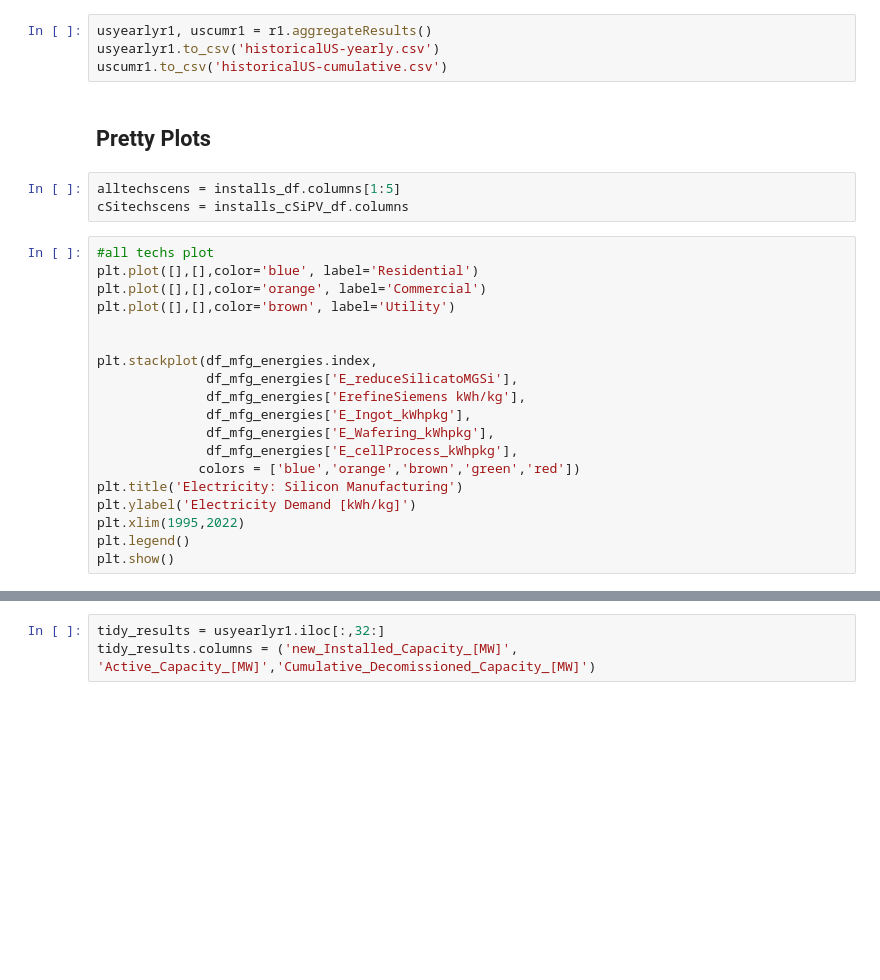
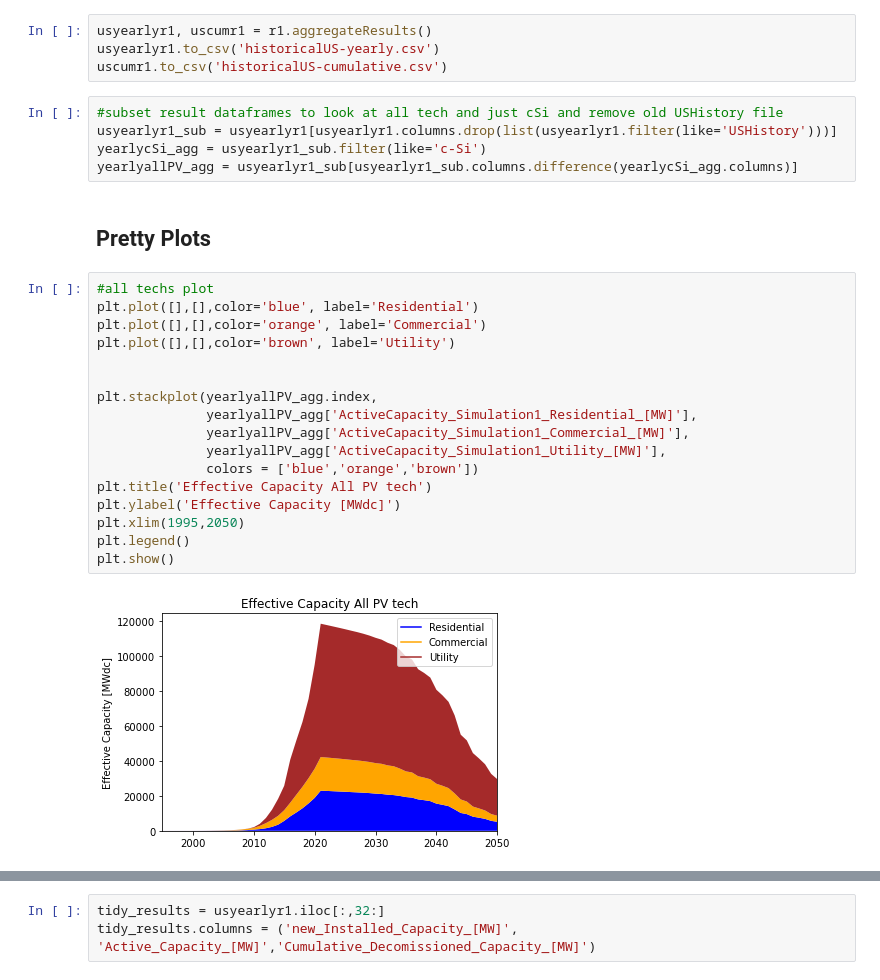
Before and after one commit to NREL/PV_ICE, a Jupyter notebook: docs/tutorials/14 - Historical US Installs Waste Projection.ipynb, the cells around one changed output, grey strips where cells are left out. Saved outputs shown, nothing was run; the diff lists cells and outputs as text; blank space fills up the shorter version.

```diff
--- a/docs/tutorials/14 - Historical US Installs Waste Projection.ipynb
+++ b/docs/tutorials/14 - Historical US Installs Waste Projection.ipynb
@@ -198,27 +198,29 @@ plt.legend()
 usyearlyr1, uscumr1 = r1.aggregateResults()
 usyearlyr1.to_csv('historicalUS-yearly.csv')
 uscumr1.to_csv('historicalUS-cumulative.csv')
+# %%
+#subset result dataframes to look at all tech and just cSi and remove old USHistory file
+usyearlyr1_sub = usyearlyr1[usyearlyr1.columns.drop(list(usyearlyr1.filter(like='USHistory')))]
+yearlycSi_agg = usyearlyr1_sub.filter(like='c-Si')
+yearlyallPV_agg = usyearlyr1_sub[usyearlyr1_sub.columns.difference(yearlycSi_agg.columns)]
 # %% [markdown]
 ## Pretty Plots
-# %%
-alltechscens = installs_df.columns[1:5]
-cSitechscens = installs_cSiPV_df.columns
 # %%
 #all techs plot
 plt.plot([],[],color='blue', label='Residential')
 plt.plot([],[],color='orange', label='Commercial')
 plt.plot([],[],color='brown', label='Utility')
 
 
-plt.stackplot(df_mfg_energies.index,
-              df_mfg_energies['E_reduceSilicatoMGSi'],
-              df_mfg_energies['ErefineSiemens kWh/kg'],
-              df_mfg_energies['E_Ingot_kWhpkg'],
-              df_mfg_energies['E_Wafering_kWhpkg'],
-              df_mfg_energies['E_cellProcess_kWhpkg'],
-             colors = ['blue','orange','brown','green','red'])
-plt.title('Electricity: Silicon Manufacturing')
-plt.ylabel('Electricity Demand [kWh/kg]')
-plt.xlim(1995,2022)
+plt.stackplot(yearlyallPV_agg.index,
+              yearlyallPV_agg['ActiveCapacity_Simulation1_Residential_[MW]'],
+              yearlyallPV_agg['ActiveCapacity_Simulation1_Commercial_[MW]'],
+              yearlyallPV_agg['ActiveCapacity_Simulation1_Utility_[MW]'],
+              colors = ['blue','orange','brown'])
+plt.title('Effective Capacity All PV tech')
+plt.ylabel('Effective Capacity [MWdc]')
+plt.xlim(1995,2050)
 plt.legend()
 plt.show()
+# %% [output]
+[figure, added]
```
Also changed, not shown: parts of 16 cells of this notebook, 2 other files.
